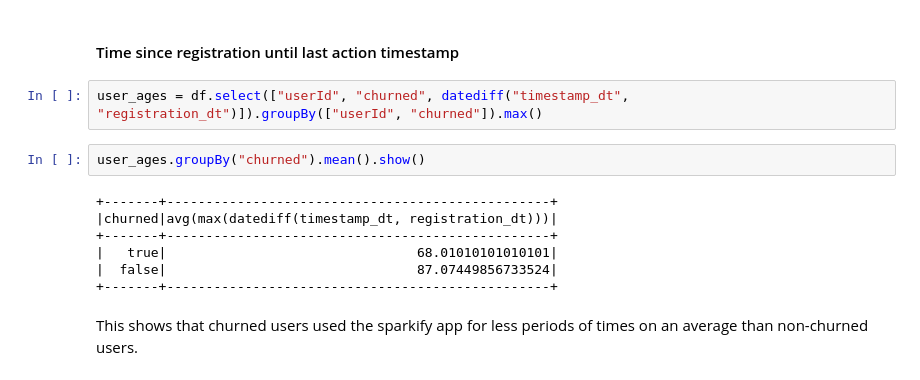
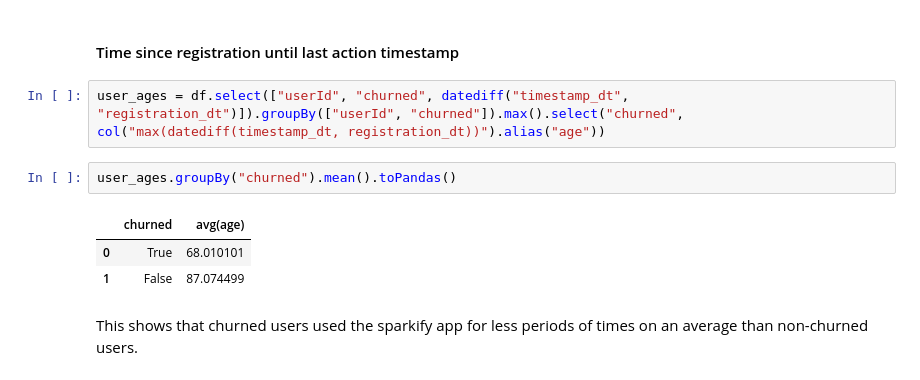
Before and after one commit to nirajpandkar/sparkify, a Jupyter notebook: Sparkify.ipynb, the cells around one changed output. Saved outputs shown, nothing was run; the diff lists cells and outputs as text.

```diff
--- a/Sparkify.ipynb
+++ b/Sparkify.ipynb
@@ -425,16 +429,13 @@ Once you've defined churn, perform some exploratory data analysis to observe the
 # %% [markdown]
 #### Time since registration until last action timestamp
 # %%
-user_ages = df.select(["userId", "churned", datediff("timestamp_dt", "registration_dt")]).groupBy(["userId", "churned"]).max()
+user_ages = df.select(["userId", "churned", datediff("timestamp_dt", "registration_dt")]).groupBy(["userId", "churned"]).max().select("churned", col("max(datediff(timestamp_dt, registration_dt))").alias("age"))
 # %%
-user_ages.groupBy("churned").mean().show()
+user_ages.groupBy("churned").mean().toPandas()
 # %% [output]
-+-------+-------------------------------------------------+
-|churned|avg(max(datediff(timestamp_dt, registration_dt)))|
-+-------+-------------------------------------------------+
-|   true|                                68.01010101010101|
-|  false|                                87.07449856733524|
-+-------+-------------------------------------------------+
+|  | churned | avg(age) |
+| 0 | True | 68.010101 |
+| 1 | False | 87.074499 |
 # %% [markdown]
 This shows that churned users used the sparkify app for less periods of times on an average than non-churned users.
 # %% [markdown]
```
Also changed, not shown: parts of 31 cells of this notebook.
